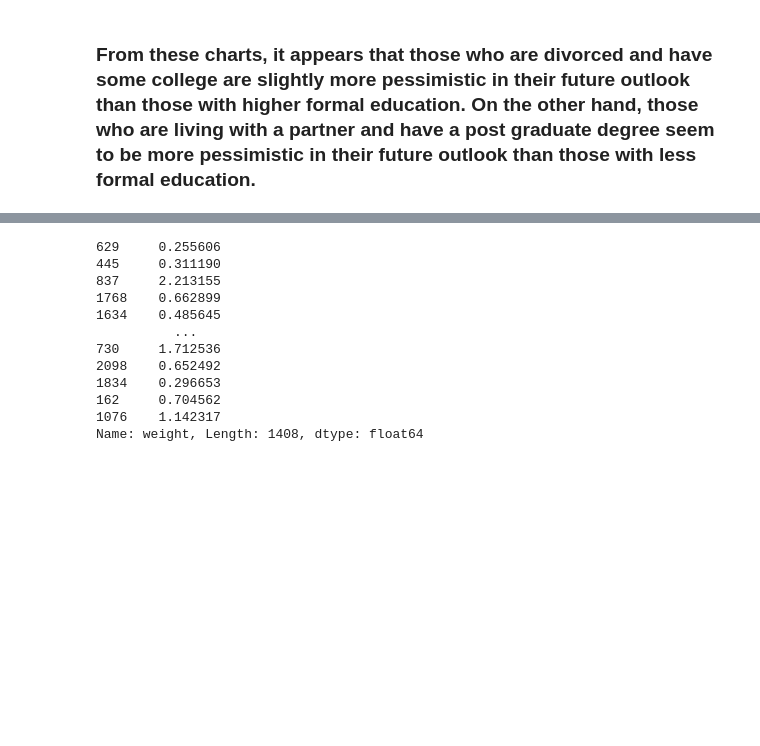
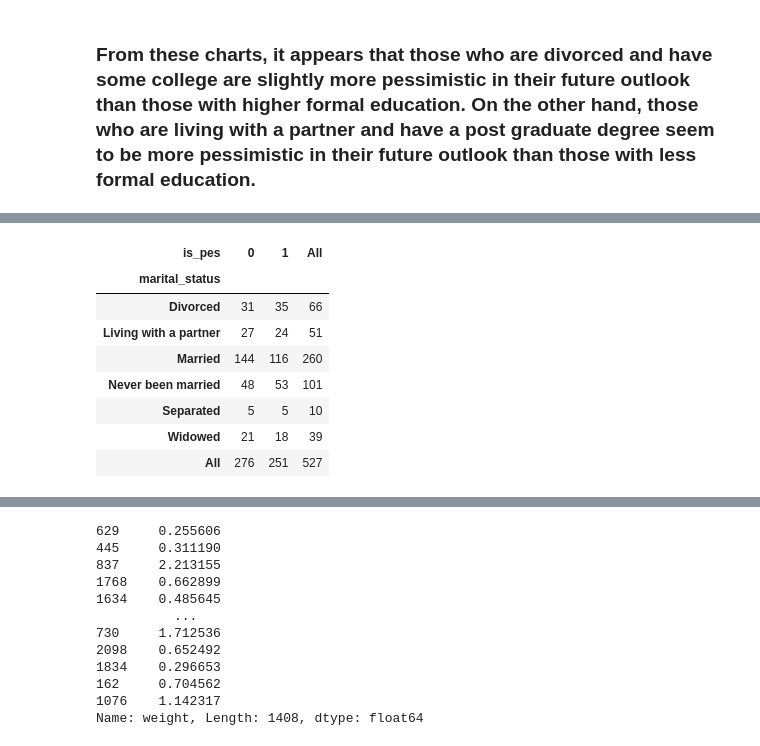
Before and after one commit to american-perspectives-capstone/american-attitudes, a Jupyter notebook: rough_notebooks/brookes_scratch_explore.ipynb, the cells around one changed output, grey strips where cells are left out. Drawn from its saved outputs; the diff is of its cells as text; code cells hidden in the pictures; blank space fills up the shorter version.

```diff
--- a/rough_notebooks/brookes_scratch_explore.ipynb
+++ b/rough_notebooks/brookes_scratch_explore.ipynb
@@ -193,0 +383,14 @@ bar_graph_percent_pessimistic(df[df.marital_status == 'Living with a partner'],
+# %%
+mid_income = df[df.family_income_three_categories == '$30-$74,999']
+# %%
+pd.crosstab(mid_income.marital_status, df.is_pes, margins=True)
+# %% [output]
+| is_pes | 0 | 1 | All |
+| marital_status |  |  |  |
+| Divorced | 31 | 35 | 66 |
+| Living with a partner | 27 | 24 | 51 |
+| Married | 144 | 116 | 260 |
+| Never been married | 48 | 53 | 101 |
+| Separated | 5 | 5 | 10 |
+| Widowed | 21 | 18 | 39 |
+| All | 276 | 251 | 527 |
```
Also changed, not shown: parts of 13 cells of this notebook.
